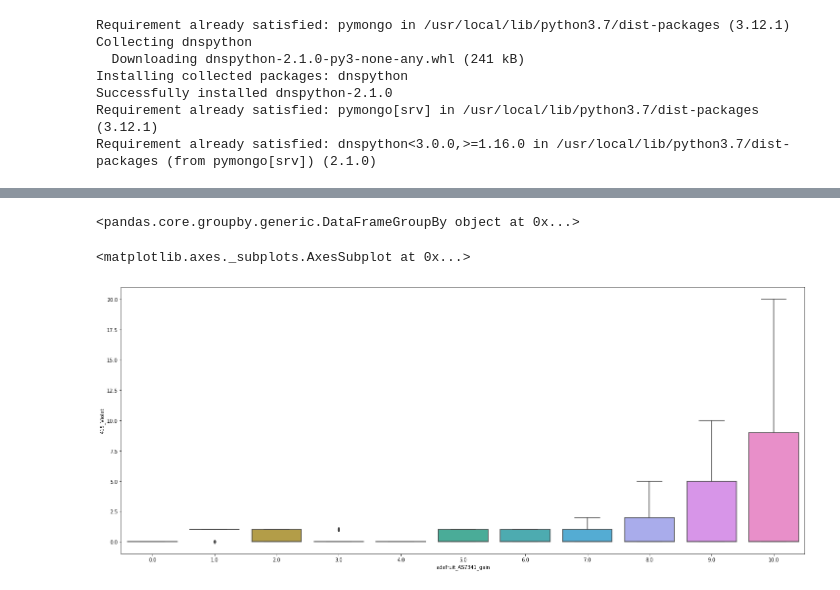
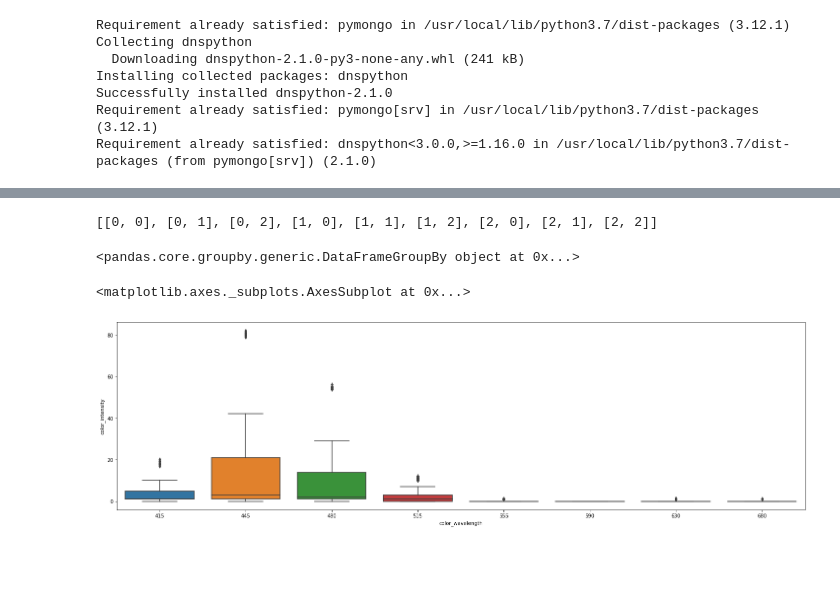
Before and after one commit to darkmatter2222/Nuclear-Battery, a Jupyter notebook: spectro_and_lux_9_colors.ipynb, the cells around one changed output, grey strips where cells are left out. Cells and saved outputs as stored; diff of their text form; code cells hidden in the pictures; blank space fills up the shorter version.

```diff
--- a/spectro_and_lux_9_colors.ipynb
+++ b/spectro_and_lux_9_colors.ipynb
@@ -84,3 +106,7 @@ df
+# %%
+pos
+# %% [output]
+[[0, 0], [0, 1], [0, 2], [1, 0], [1, 1], [1, 2], [2, 0], [2, 1], [2, 2]]
 # %%
 color_cols = ['415_Violet','445_Indigo','480_Blue','515_Cyan','555_Green','590_Yellow','630_Orange','680_Red']
 # %%
@@ -88,8 +114,8 @@ df.groupby('vial_color')[color_cols]
 # %% [output]
 <pandas.core.groupby.generic.DataFrameGroupBy object at 0x...>
 # %%
-plt.figure(figsize = (25,10))
-sns.boxplot(x="adafruit_AS7341_gain", y="415_Violet", data=df)
+plt.figure(figsize = (25,7))
+sns.boxplot(x="color_wavelength", y="color_intensity", data=df[df['vial_color'] == 'blue'])
 # %% [output]
 <matplotlib.axes._subplots.AxesSubplot at 0x...>
-[figure, old version]
+[figure, new version]
```
Also changed, not shown: parts of 6 cells of this notebook.
